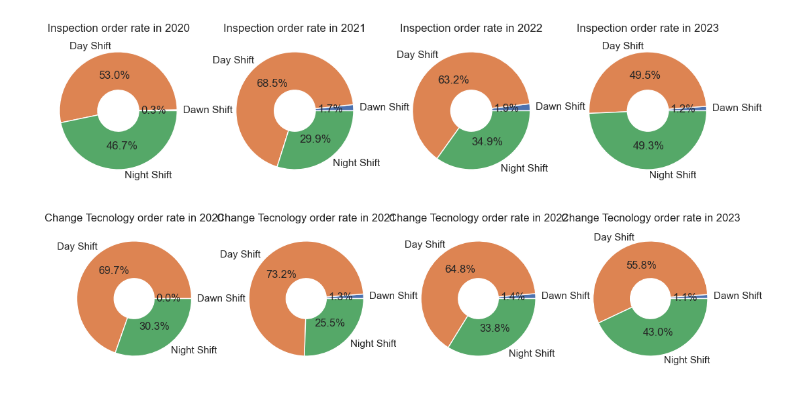
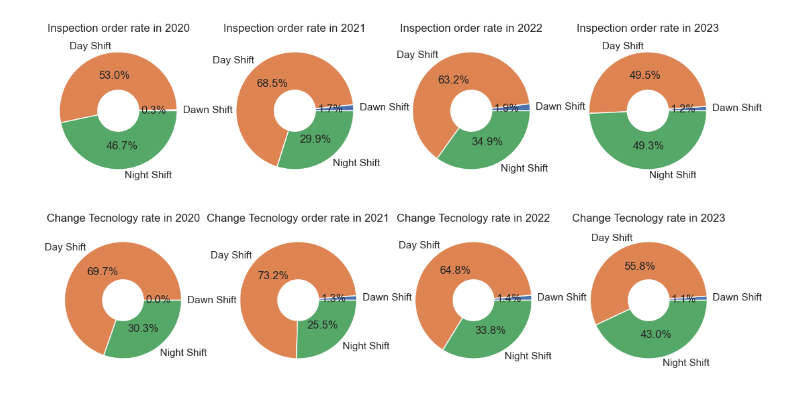
Before and after one commit to erickvieiras/callcenter_performance, a Jupyter notebook: notebook/callcenter.ipynb, the cells around one changed output. Cells and saved outputs as stored; diff of their text form; code cells hidden in the pictures.

```diff
--- a/notebook/callcenter.ipynb
+++ b/notebook/callcenter.ipynb
@@ -1038,28 +1022,28 @@ plt.show()
 # %%
 plt.subplot(1,4,1)
 aux1 = df5.loc[df5['year'] == 2020]
 aux1 = aux1.groupby('day_period')['change_tecnology_order'].sum().reset_index()
 plt.pie(aux1['change_tecnology_order'], labels=aux1['day_period'], autopct='%1.1f%%', wedgeprops=dict(width=0.65))
-plt.title('Change Tecnology order rate in 2020')
+plt.title('Change Tecnology rate in 2020')
 
 plt.subplot(1,4,2)
 aux2 = df5.loc[df5['year'] == 2021]
 aux2 = aux2.groupby('day_period')['change_tecnology_order'].sum().reset_index()
 plt.pie(aux2['change_tecnology_order'], labels=aux2['day_period'], autopct='%1.1f%%', wedgeprops=dict(width=0.65))
 plt.title('Change Tecnology order rate in 2021')
 
 plt.subplot(1,4,3)
 aux3 = df5.loc[df5['year'] == 2022]
 aux3 = aux3.groupby('day_period')['change_tecnology_order'].sum().reset_index()
 plt.pie(aux3['change_tecnology_order'], labels=aux3['day_period'], autopct='%1.1f%%', wedgeprops=dict(width=0.65))
-plt.title('Change Tecnology order rate in 2022')
+plt.title('Change Tecnology rate in 2022')
 
 plt.subplot(1,4,4)
 aux4 = df5.loc[df5['year'] == 2023]
 aux4 = aux4.groupby('day_period')['change_tecnology_order'].sum().reset_index()
 plt.pie(aux4['change_tecnology_order'], labels=aux4['day_period'], autopct='%1.1f%%', wedgeprops=dict(width=0.65))
-plt.title('Change Tecnology order rate in 2023')
+plt.title('Change Tecnology rate in 2023')
 
 plt.show()
 # %% [output]
-[figure, old version]
+[figure, new version]
```
Also changed, not shown: parts of 8 cells of this notebook.
